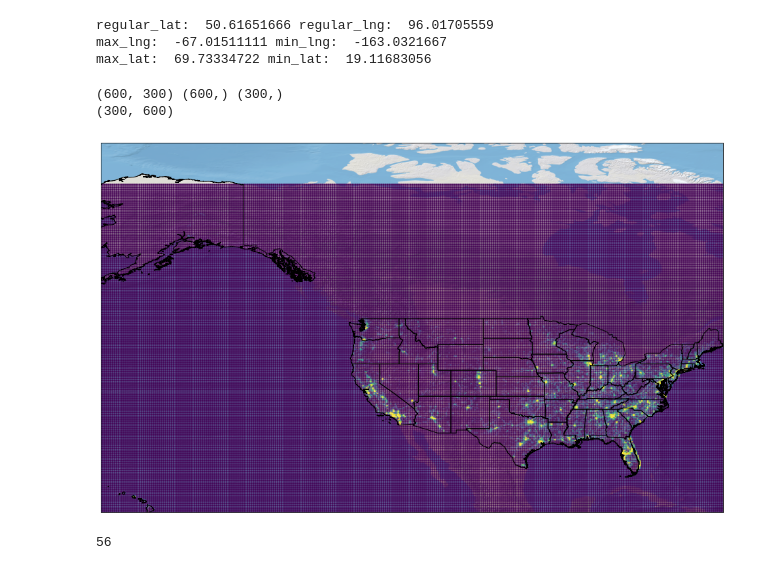
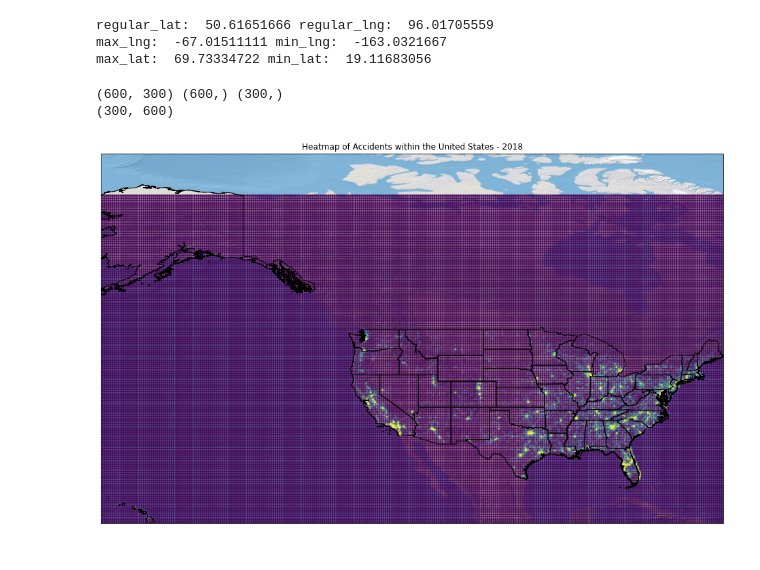
Before and after one commit to fdac20/MedicalBenchmarks, a Jupyter notebook: analysis.ipynb, the cells around one changed output. Drawn from its saved outputs; the diff is of its cells as text; code cells hidden in the pictures.

```diff
--- a/analysis.ipynb
+++ b/analysis.ipynb
@@ -123,41 +138,32 @@ max_lat:  69.73334722 min_lat:  19.11683056
 import matplotlib.pyplot as plt
 from matplotlib.image import imread
 
 fig = plt.figure(figsize=(20,10))
 ax = fig.add_subplot(1,1,1, projection=ccrs.PlateCarree())
 ax.imshow(imread('shapes/NE1_50M_SR_W.tif'), origin='upper', transform=ccrs.PlateCarree(), extent=[-180, 180, -90, 90])
 ax.add_geometries(us_shapes, ccrs.PlateCarree(), edgecolor='black', facecolor='none')
 #ax.add_feature(cfeature.BORDERS)
 ax.set_extent(extent)
 
 #heat_data = np.random.normal(0.0,1.0,size=(400,200))
 heat_data = np.zeros((600,300))
 
 for item in accident_tuples:
     _lat, _lon = \
                     heat_data.shape[1]*((max_lat-item[0])/regular_lat), \
                     heat_data.shape[0]*((abs(item[1])-abs(max_lng))/regular_lng)
     if heat_data[int(_lon)-1][int(_lat)-1] <= 10:
         heat_data[int(_lon)-1][int(_lat)-1] += 1
 
 lat = np.linspace(extent[0],extent[1],heat_data.shape[0])
 lon = np.linspace(extent[2],extent[3],heat_data.shape[1])
 print(heat_data.shape, lat.shape, lon.shape)
 Lat,Lon = np.meshgrid(lat,lon)
 print(Lat.shape)
 ax.pcolormesh(Lat,Lon,np.transpose(heat_data), alpha=0.5)
-plt.title('Heatmap of Accidents within the United States - %i'(2018))
+plt.title('Heatmap of Accidents within the United States - %i'%(2018))
 plt.show()
 # %% [output]
 (600, 300) (600,) (300,)
 (300, 600)
-[figure, old version]
+[figure, new version]
-# %%
-# Graphing accidents per state:
-max_state = 0
-for state in accidents:
-    if state['STATE'] > max_state:
-        max_state = state['STATE']
-print(max_state)
-# %% [output]
-56
```
Also changed, not shown: parts of 5 cells of this notebook.
